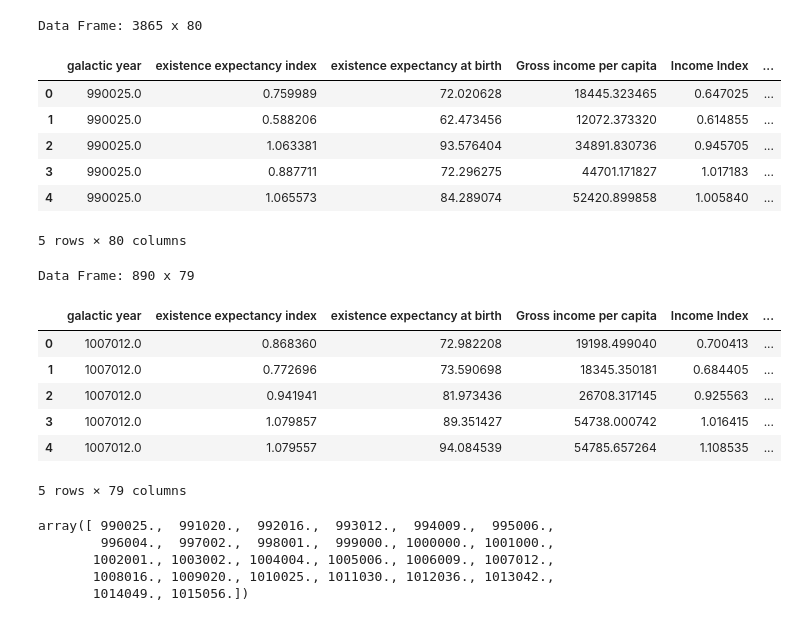
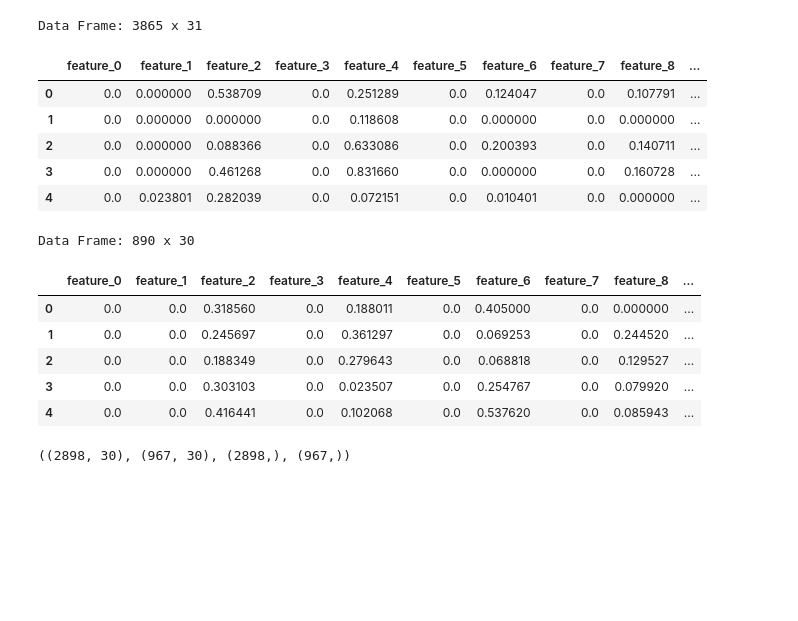
Before and after one commit to devrimcavusoglu/prohack, a Jupyter notebook: notebooks/modeling/multivariate_X_y/catboost_mf_imputation.ipynb, the cells around one changed output. Cells and saved outputs as stored; diff of their text form; code cells hidden in the pictures; blank space fills up the shorter version.

Commit message:
[update] Recent notebooks & predictions: autoencoders,missforest v2, lgb & catboost trials

```diff
--- a/notebooks/modeling/multivariate_X_y/catboost_mf_imputation.ipynb
+++ b/notebooks/modeling/multivariate_X_y/catboost_mf_imputation.ipynb
@@ -30,40 +30,30 @@ pd.set_option('display.max_colwidth', 100)
 # Setting Plot Configuration
 sns.set(rc={'figure.figsize':(19,11)}, style = 'white')
 # %%
-train = pd.read_csv('../eda/outputs/imputed_train_mf.csv')
+train = pd.read_csv('../../eda/outputs/autoenc_scaled_train2.csv')
 m, n = train.shape
 print('Data Frame: {} x {}'.format(m,n))
 train.head()
 # %% [output]
-Data Frame: 3865 x 80
+Data Frame: 3865 x 31
-|  | galactic year | existence expectancy index | existence expectancy at birth | Gross income per capita | Income Index | ... |
-| 0 | 990025.0 | 0.759989 | 72.020628 | 18445.323465 | 0.647025 | ... |
-| 1 | 990025.0 | 0.588206 | 62.473456 | 12072.373320 | 0.614855 | ... |
-| 2 | 990025.0 | 1.063381 | 93.576404 | 34891.830736 | 0.945705 | ... |
-| 3 | 990025.0 | 0.887711 | 72.296275 | 44701.171827 | 1.017183 | ... |
-| 4 | 990025.0 | 1.065573 | 84.289074 | 52420.899858 | 1.005840 | ... |
+|  | feature_0 | feature_1 | feature_2 | feature_3 | feature_4 | feature_5 | feature_6 | feature_7 | feature_8 | ... |
+| 0 | 0.0 | 0.000000 | 0.538709 | 0.0 | 0.251289 | 0.0 | 0.124047 | 0.0 | 0.107791 | ... |
+| 1 | 0.0 | 0.000000 | 0.000000 | 0.0 | 0.118608 | 0.0 | 0.000000 | 0.0 | 0.000000 | ... |
+| 2 | 0.0 | 0.000000 | 0.088366 | 0.0 | 0.633086 | 0.0 | 0.200393 | 0.0 | 0.140711 | ... |
+| 3 | 0.0 | 0.000000 | 0.461268 | 0.0 | 0.831660 | 0.0 | 0.000000 | 0.0 | 0.160728 | ... |
+| 4 | 0.0 | 0.023801 | 0.282039 | 0.0 | 0.072151 | 0.0 | 0.010401 | 0.0 | 0.000000 | ... |
-5 rows × 80 columns
 # %%
-test = pd.read_csv('../eda/outputs/imputed_test_mf.csv')
+test = pd.read_csv('../../eda/outputs/autoenc_scaled_test2.csv')
 m, n = test.shape
 print('Data Frame: {} x {}'.format(m,n))
 test.head()
 # %% [output]
-Data Frame: 890 x 79
+Data Frame: 890 x 30
-|  | galactic year | existence expectancy index | existence expectancy at birth | Gross income per capita | Income Index | ... |
-| 0 | 1007012.0 | 0.868360 | 72.982208 | 19198.499040 | 0.700413 | ... |
-| 1 | 1007012.0 | 0.772696 | 73.590698 | 18345.350181 | 0.684405 | ... |
-| 2 | 1007012.0 | 0.941941 | 81.973436 | 26708.317145 | 0.925563 | ... |
-| 3 | 1007012.0 | 1.079857 | 89.351427 | 54738.000742 | 1.016415 | ... |
-| 4 | 1007012.0 | 1.079557 | 94.084539 | 54785.657264 | 1.108535 | ... |
+|  | feature_0 | feature_1 | feature_2 | feature_3 | feature_4 | feature_5 | feature_6 | feature_7 | feature_8 | ... |
+| 0 | 0.0 | 0.0 | 0.318560 | 0.0 | 0.188011 | 0.0 | 0.405000 | 0.0 | 0.000000 | ... |
+| 1 | 0.0 | 0.0 | 0.245697 | 0.0 | 0.361297 | 0.0 | 0.069253 | 0.0 | 0.244520 | ... |
+| 2 | 0.0 | 0.0 | 0.188349 | 0.0 | 0.279643 | 0.0 | 0.068818 | 0.0 | 0.129527 | ... |
+| 3 | 0.0 | 0.0 | 0.303103 | 0.0 | 0.023507 | 0.0 | 0.254767 | 0.0 | 0.079920 | ... |
+| 4 | 0.0 | 0.0 | 0.416441 | 0.0 | 0.102068 | 0.0 | 0.537620 | 0.0 | 0.085943 | ... |
-5 rows × 79 columns
-# %%
-train['galactic year'].unique()
-# %% [output]
-array([ 990025.,  991020.,  992016.,  993012.,  994009.,  995006.,
-        996004.,  997002.,  998001.,  999000., 1000000., 1001000.,
-       1002001., 1003002., 1004004., 1005006., 1006009., 1007012.,
-       1008016., 1009020., 1010025., 1011030., 1012036., 1013042.,
-       1014049., 1015056.])
 # %%
 from catboost import CatBoostRegressor
@@ -103 +103,7 @@ X = train_set.columns.drop(y)
+# %%
+X_train, X_val, y_train, y_val = train_test_split(train[X].to_numpy(), train[y].to_numpy(),
+                                                  test_size=0.25, random_state=42)
+X_train.shape, X_val.shape, y_train.shape, y_val.shape
+# %% [output]
+((2898, 30), (967, 30), (2898,), (967,))
 # %%
```
Also changed, not shown: parts of 14 cells of this notebook, 39 other files.
